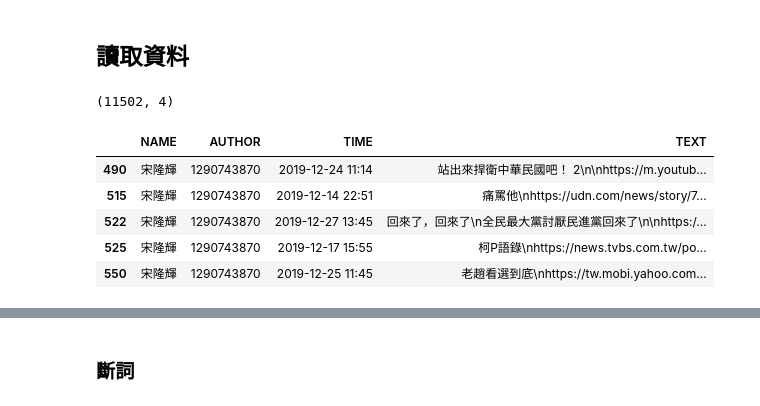
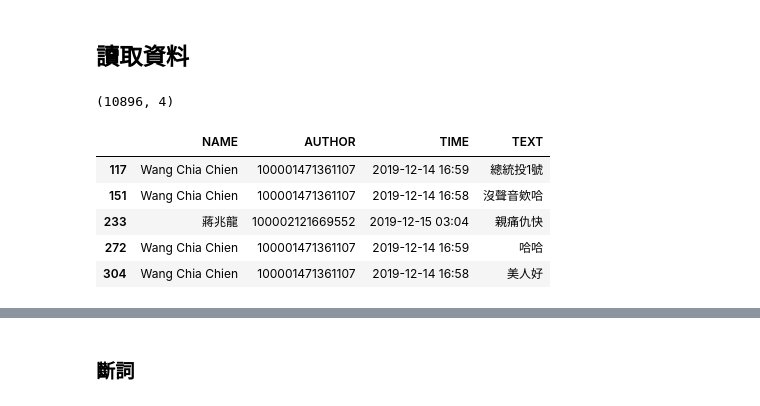
Before and after one commit to tlyu0419/FindAndMeetKOLs, a Jupyter notebook: 總統大選的社群網絡分析.ipynb, the cells around one changed output, grey strips where cells are left out. Cells and saved outputs as stored; diff of their text form; code cells hidden in the pictures.

```diff
--- a/總統大選的社群網絡分析.ipynb
+++ b/總統大選的社群網絡分析.ipynb
@@ -403,19 +266,3 @@ vertices_info.head()
 | 2 | 100000851859077 | 'Billy Li | 1 | 0 | 1 | 0.0 | 0.013718 | 6.346806e-07 |
 | 3 | 1660063953 | 'Vicky Lee' | 1 | 0 | 1 | 0.0 | 0.013718 | 6.346806e-07 |
 | 4 | 100000258321181 | 'Wei Chi Lee' | 1 | 0 | 1 | 0.0 | 0.013718 | 6.346806e-07 |
-# %%
-vertices_info['degree_nm'] = np.sqrt(vertices_info['degree'])
-vertices_info['indegree_nm'] = np.sqrt(vertices_info['indegree'])
-vertices_info['outdegree_nm'] = np.sqrt(vertices_info['outdegree'])
-vertices_info['betweeness_nm'] = np.sqrt(vertices_info['betweeness'])
-vertices_info['closeness_nm'] = np.sqrt(vertices_info['closeness'])
-vertices_info['pagerank_nm'] = np.sqrt(vertices_info['pagerank'])
-# %%
-vertices_info['degree_nm'] = MinMaxScaler().fit_transform(vertices_info.loc[:,['degree_nm']])
-vertices_info['indegree_nm'] = MinMaxScaler().fit_transform(vertices_info.loc[:,['indegree_nm']])
-vertices_info['outdegree_nm'] = MinMaxScaler().fit_transform(vertices_info.loc[:,['outdegree_nm']])
-vertices_info['betweeness_nm'] = MinMaxScaler().fit_transform(vertices_info.loc[:,['betweeness_nm']])
-vertices_info['closeness_nm'] = MinMaxScaler().fit_transform(vertices_info.loc[:,['closeness_nm']])
-vertices_info['pagerank_nm'] = MinMaxScaler().fit_transform(vertices_info.loc[:,['pagerank_nm']])
-vertices_info['score'] = vertices_info['degree_nm'] + vertices_info['indegree_nm'] + vertices_info['outdegree_nm'] + vertices_info['betweeness_nm'] + vertices_info['closeness_nm'] + vertices_info['pagerank_nm']
-vertices_info.head()
@@ -465,0 +269,8 @@ kols.head(100)
+# %%
+cols = ['degree', 'indegree', 'outdegree', 'betweenness', 'closeness', 'pagerank']
+for i in cols:
+    vertices_info[i+'_nm'] = np.sqrt(vertices_info[i])
+    vertices_info[i+'_nm'] = MinMaxScaler().fit_transform(vertices_info.loc[:,[i+'_nm']])
+vertices_info['score'] = vertices_info['indegree_nm'] + vertices_info['outdegree_nm'] + vertices_info['betweenness_nm'] + vertices_info['closeness_nm'] + vertices_info['pagerank_nm']
+kols = vertices_info.sort_values(by='score',ascending=False).head(40)
+kols.head()
@@ -465,0 +319,7 @@ kols.head(100)
+# %%
+kols = vertices_info.sort_values(by='score',ascending=False)
+# 過濾掉 indegree 太少的KOLS
+kols = kols.loc[kols['indegree'].apply(lambda x: x>=20),:]
+kols = kols.sort_values(by='pagerank_nm',ascending=False).head(100)
+print(kols.shape)
+kols
@@ -496,31 +367,33 @@ from hanziconv import HanziConv
 ## 讀取資料
 # %%
 os.listdir('data/Comments')
-comments = pd.concat([pd.read_pickle('data/Comments/Comments_201912.pkl').loc[:,['NAME','AUTHOR','TIME','TEXT']],
+comments = pd.concat([pd.read_pickle('data/Comments/Comments_201911.pkl').loc[:,['NAME','AUTHOR','TIME','TEXT']],
+                      pd.read_pickle('data/Comments/Comments_201912.pkl').loc[:,['NAME','AUTHOR','TIME','TEXT']],
                       pd.read_pickle('data/Comments/Comments_202001.pkl').loc[:,['NAME','AUTHOR','TIME','TEXT']],
+                      pd.read_pickle('data/Replies/Replies201911.pkl').loc[:,['NAME','AUTHOR','TIME','TEXT']],
                       pd.read_pickle('data/Replies/Replies201912.pkl').loc[:,['NAME','AUTHOR','TIME','TEXT']],
                       pd.read_pickle('data/Replies/Replies202001.pkl').loc[:,['NAME','AUTHOR','TIME','TEXT']]],
                     ignore_index=True)
 comments = comments.loc[comments['TIME'].between('2019-12-11','2020-01-10',True),:]
 
 # 只保留 KOL 的說話內容
 comments = pd.merge(left = comments,
                     right = kols.loc[:,['name']],
                     how = 'left',
                     left_on='AUTHOR',
                     right_on='name',
                     indicator=True)
 comments = comments.loc[comments['_merge']=='both',['NAME','AUTHOR','TIME','TEXT']]
 print(comments.shape)
 comments.head()
 # %% [output]
-(11502, 4)
+(10896, 4)
 |  | NAME | AUTHOR | TIME | TEXT |
-| 490 | 宋隆輝 | 1290743870 | 2019-12-24 11:14 | 站出來捍衛中華民國吧！ 2\n\nhttps://m.youtub... |
-| 515 | 宋隆輝 | 1290743870 | 2019-12-14 22:51 | 痛罵他\nhttps://udn.com/news/story/7... |
-| 522 | 宋隆輝 | 1290743870 | 2019-12-27 13:45 | 回來了，回來了\n全民最大黨討厭民進黨回來了\n\nhttps:/... |
-| 525 | 宋隆輝 | 1290743870 | 2019-12-17 15:55 | 柯P語錄\nhttps://news.tvbs.com.tw/po... |
-| 550 | 宋隆輝 | 1290743870 | 2019-12-25 11:45 | 老趙看選到底\nhttps://tw.mobi.yahoo.com... |
+| 117 | Wang Chia Chien | 100001471361107 | 2019-12-14 16:59 | 總統投1號 |
+| 151 | Wang Chia Chien | 100001471361107 | 2019-12-14 16:58 | 沒聲音欸哈 |
+| 233 | 蔣兆龍 | 100002121669552 | 2019-12-15 03:04 | 親痛仇快 |
+| 272 | Wang Chia Chien | 100001471361107 | 2019-12-14 16:59 | 哈哈 |
+| 304 | Wang Chia Chien | 100001471361107 | 2019-12-14 16:58 | 美人好 |
 # %%
 comments = comments.groupby(['AUTHOR','NAME'])['TEXT'].apply(lambda x: ' '.join(x)).reset_index()
 comments.head(5)
```
Also changed, not shown: parts of 86 cells of this notebook.
